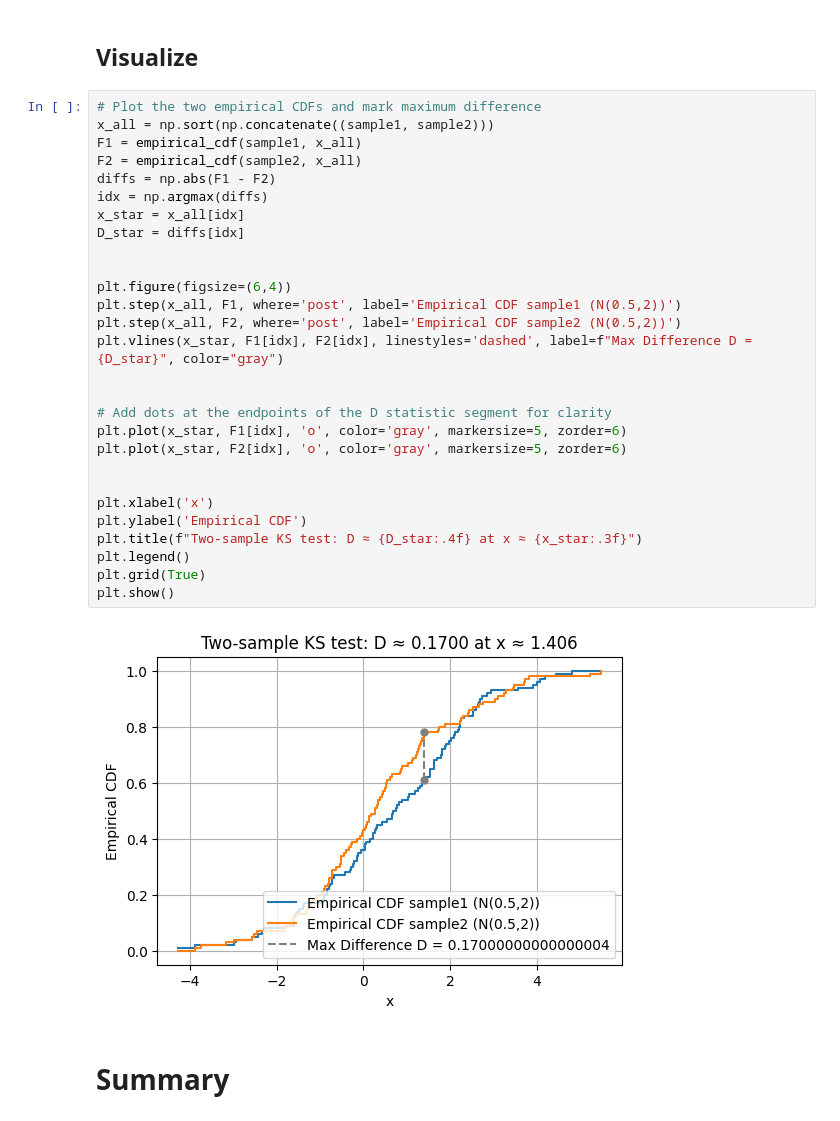
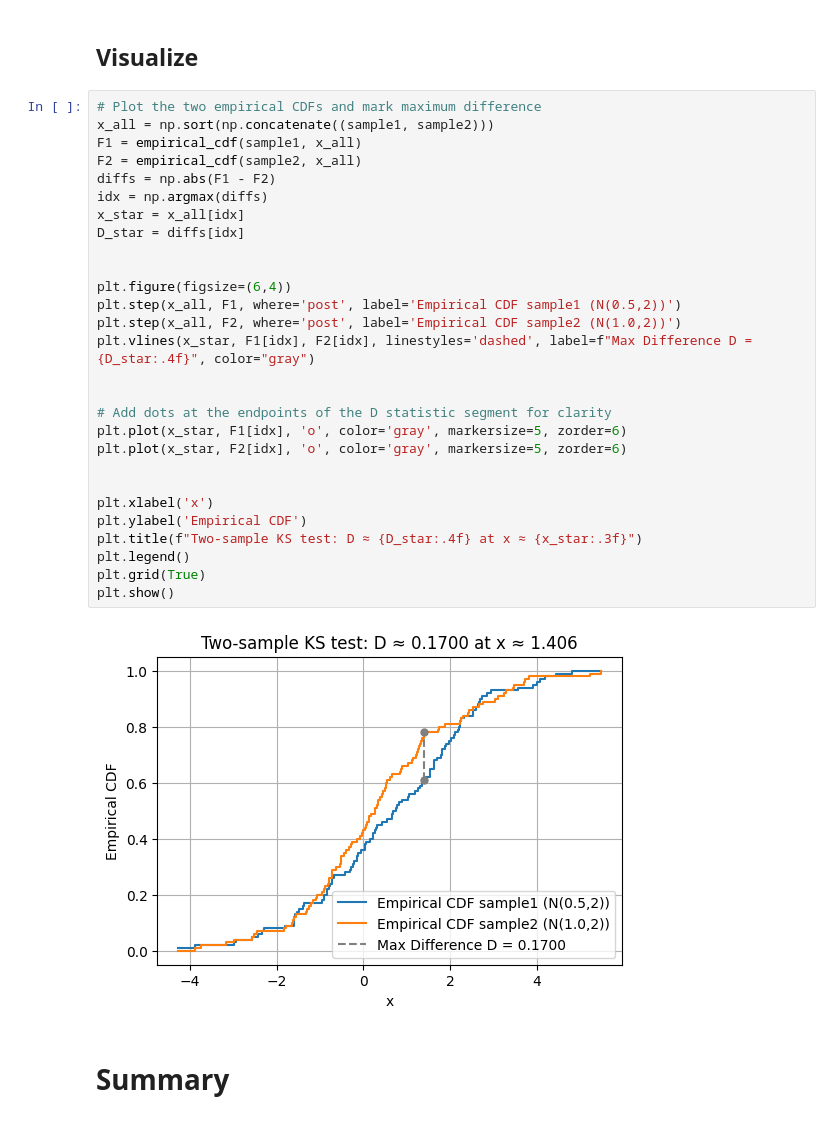
Before and after one commit to InnHar/StatisticsTests, a Jupyter notebook: Kolmogorov.ipynb, the cells around one changed output. Drawn from its saved outputs; the diff is of its cells as text.

```diff
--- a/Kolmogorov.ipynb
+++ b/Kolmogorov.ipynb
@@ -416,33 +413,33 @@ Fail to reject H0
 # %%
 # Plot the two empirical CDFs and mark maximum difference
 x_all = np.sort(np.concatenate((sample1, sample2)))
 F1 = empirical_cdf(sample1, x_all)
 F2 = empirical_cdf(sample2, x_all)
 diffs = np.abs(F1 - F2)
 idx = np.argmax(diffs)
 x_star = x_all[idx]
 D_star = diffs[idx]
 
 
 plt.figure(figsize=(6,4))
 plt.step(x_all, F1, where='post', label='Empirical CDF sample1 (N(0.5,2))')
-plt.step(x_all, F2, where='post', label='Empirical CDF sample2 (N(0.5,2))')
-plt.vlines(x_star, F1[idx], F2[idx], linestyles='dashed', label=f"Max Difference D = {D_star}", color="gray")
+plt.step(x_all, F2, where='post', label='Empirical CDF sample2 (N(1.0,2))')
+plt.vlines(x_star, F1[idx], F2[idx], linestyles='dashed', label=f"Max Difference D = {D_star:.4f}", color="gray")
 
 
 # Add dots at the endpoints of the D statistic segment for clarity
 plt.plot(x_star, F1[idx], 'o', color='gray', markersize=5, zorder=6)
 plt.plot(x_star, F2[idx], 'o', color='gray', markersize=5, zorder=6)
 
 
 plt.xlabel('x')
 plt.ylabel('Empirical CDF')
 plt.title(f"Two-sample KS test: D ≈ {D_star:.4f} at x ≈ {x_star:.3f}")
 plt.legend()
 plt.grid(True)
 plt.show()
 # %% [output]
-[figure, old version]
+[figure, new version]
 # %% [markdown]
 # Summary
 # %% [markdown]
```
Also changed, not shown: parts of 6 cells of this notebook.
